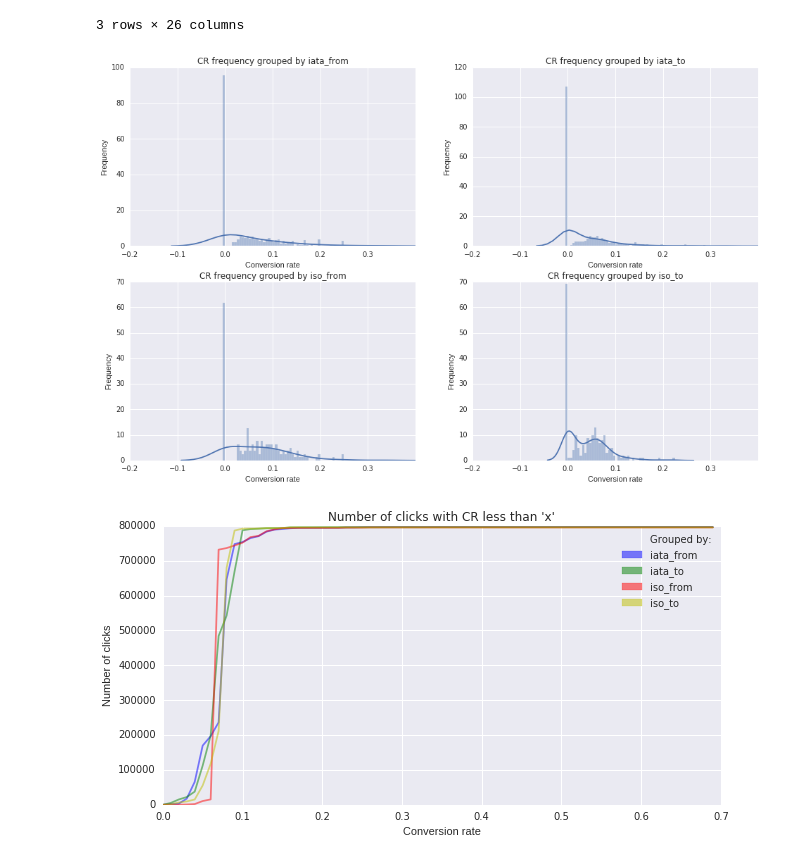
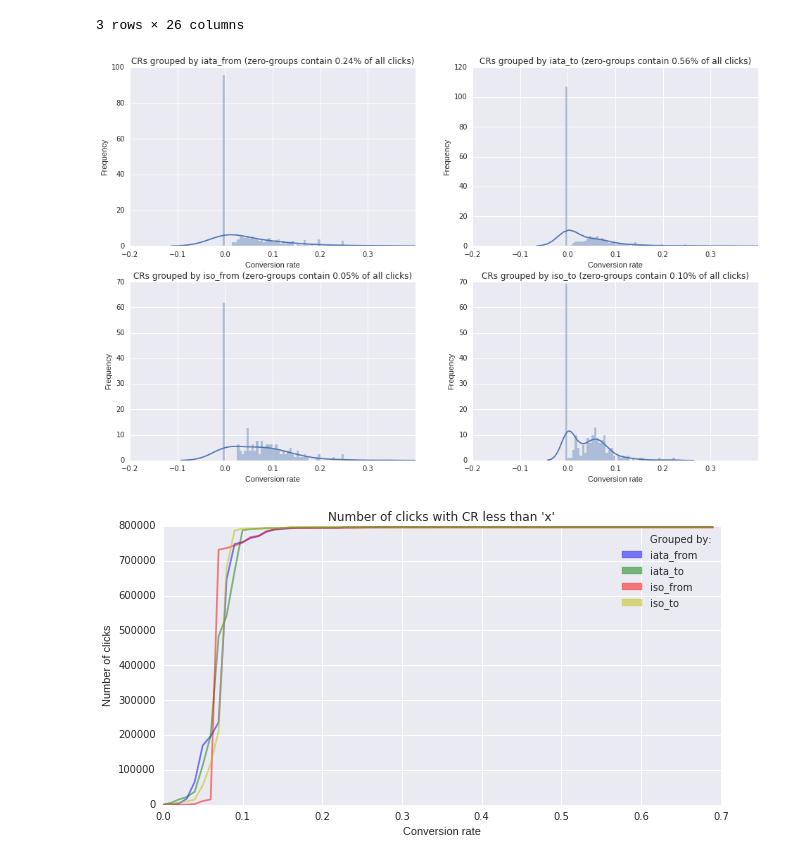
Before and after one commit to tema-popov/clicks, a Jupyter notebook: analysis.ipynb, the cells around one changed output. Cells and saved outputs as stored; diff of their text form; code cells hidden in the pictures.

Commit message:
add percentage of clicks in bad groups

```diff
--- a/analysis.ipynb
+++ b/analysis.ipynb
@@ -100,16 +100,21 @@ clicks.head(3)
 # %%
 categorical = ['iata_from', 'iata_to', 'iso_from', 'iso_to']
 f, ((ax1, ax2), (ax3, ax4)) = plt.subplots(2, 2, figsize=(16,10))
 axes = [ax1, ax2, ax3, ax4]
 cr = lambda x: len(x[x.book == 1]) / len(x)
+
 for ax, feature in zip(axes, categorical):
-    g = sns.distplot(clicks.groupby(feature).apply(cr), bins=np.arange(-0.2, 0.3, 0.005), ax=ax)
+    grouped = clicks.groupby(feature).apply(cr)
+    bad_groups = set(grouped[grouped == 0].index)
+    percentage = 100.0 * len(clicks[clicks[feature].isin(bad_groups)]) / len(clicks)
+
+    g = sns.distplot(grouped, bins=np.arange(-0.2, 0.3, 0.005), ax=ax)
     g.set_xlim(-0.2, 0.4)
-    ax.set_title('CR frequency grouped by {}'.format(feature))
+    ax.set_title('CRs grouped by {} (zero-groups contain {:.2f}% of all clicks)'.format(feature, percentage))
     ax.set_xlabel('Conversion rate')
     ax.set_ylabel('Frequency')
 # %% [output]
-[figure, old version]
+[figure, new version]
 # %%
 from matplotlib.patches import Patch
 
```
